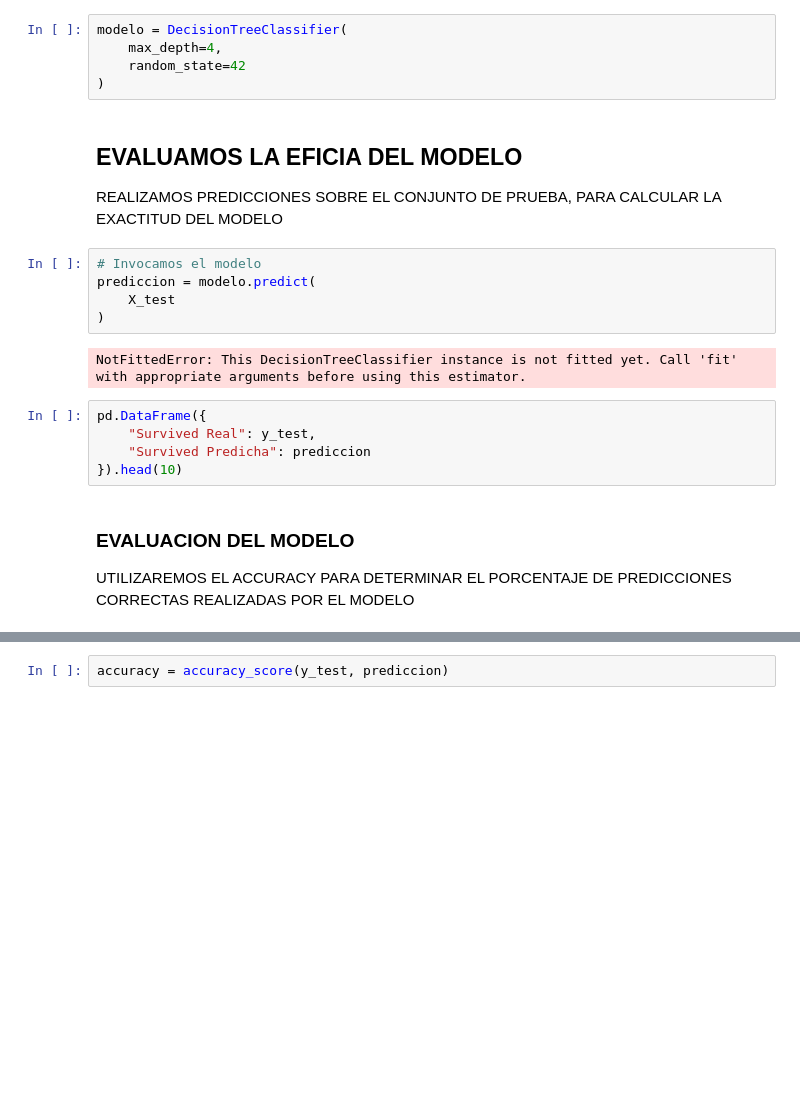
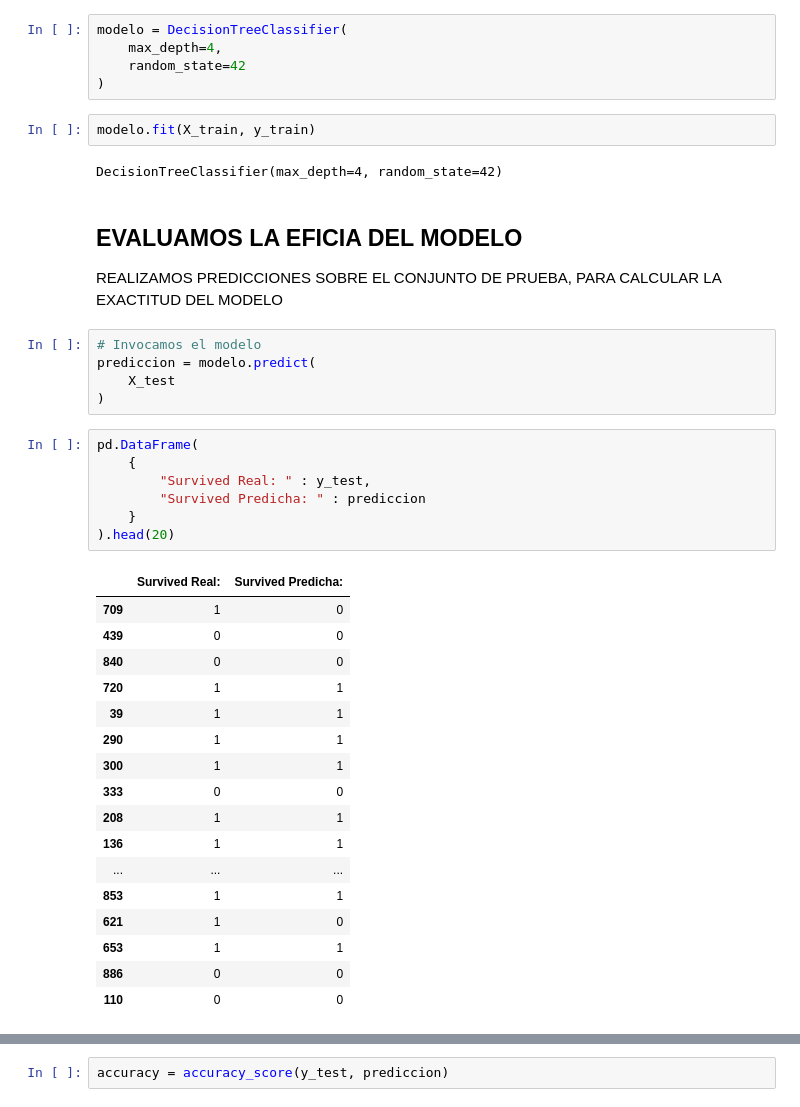
Before and after one commit to elzvmoorely/Extracci-n-del-conocimiento-, a Jupyter notebook: notebook/Lab07.ipynb, the cells around one changed output, grey strips where cells are left out. Saved outputs shown, nothing was run; the diff lists cells and outputs as text; blank space fills up the shorter version.

```diff
--- a/notebook/Lab07.ipynb
+++ b/notebook/Lab07.ipynb
@@ -326,21 +326,40 @@ modelo = DecisionTreeClassifier(
     max_depth=4,
     random_state=42
 )
+# %%
+modelo.fit(X_train, y_train)
+# %% [output]
+DecisionTreeClassifier(max_depth=4, random_state=42)
 # %% [markdown]
 ## EVALUAMOS LA EFICIA DEL MODELO
 REALIZAMOS PREDICCIONES SOBRE EL CONJUNTO DE PRUEBA, PARA CALCULAR LA EXACTITUD DEL MODELO
-# %%
-# Invocamos el modelo
-prediccion = modelo.predict(
-    X_test
-)
-# %% [output]
-NotFittedError: This DecisionTreeClassifier instance is not fitted yet. Call 'fit' with appropriate arguments before using this estimator.
-# %%
-pd.DataFrame({
-    "Survived Real": y_test,
-    "Survived Predicha": prediccion
-}).head(10)
-# %% [markdown]
-### EVALUACION DEL MODELO
-UTILIZAREMOS  EL ACCURACY PARA DETERMINAR EL PORCENTAJE DE PREDICCIONES CORRECTAS REALIZADAS POR EL MODELO
+# %%
+# Invocamos el modelo
+prediccion = modelo.predict(
+    X_test
+)
+# %%
+pd.DataFrame(
+    {
+        "Survived Real: " : y_test,
+        "Survived Predicha: " : prediccion
+    }
+).head(20)
+# %% [output]
+|  | Survived Real: | Survived Predicha: |
+| 709 | 1 | 0 |
+| 439 | 0 | 0 |
+| 840 | 0 | 0 |
+| 720 | 1 | 1 |
+| 39 | 1 | 1 |
+| 290 | 1 | 1 |
+| 300 | 1 | 1 |
+| 333 | 0 | 0 |
+| 208 | 1 | 1 |
+| 136 | 1 | 1 |
+| ... | ... | ... |
+| 853 | 1 | 1 |
+| 621 | 1 | 0 |
+| 653 | 1 | 1 |
+| 886 | 0 | 0 |
+| 110 | 0 | 0 |
```
Also changed, not shown: parts of 6 cells of this notebook.
